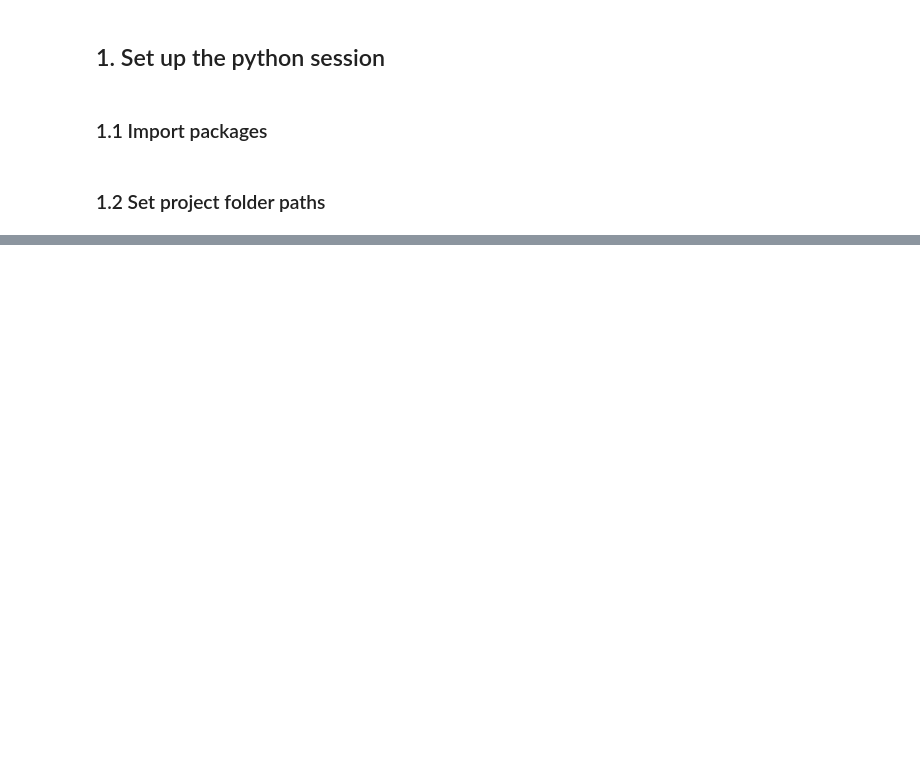
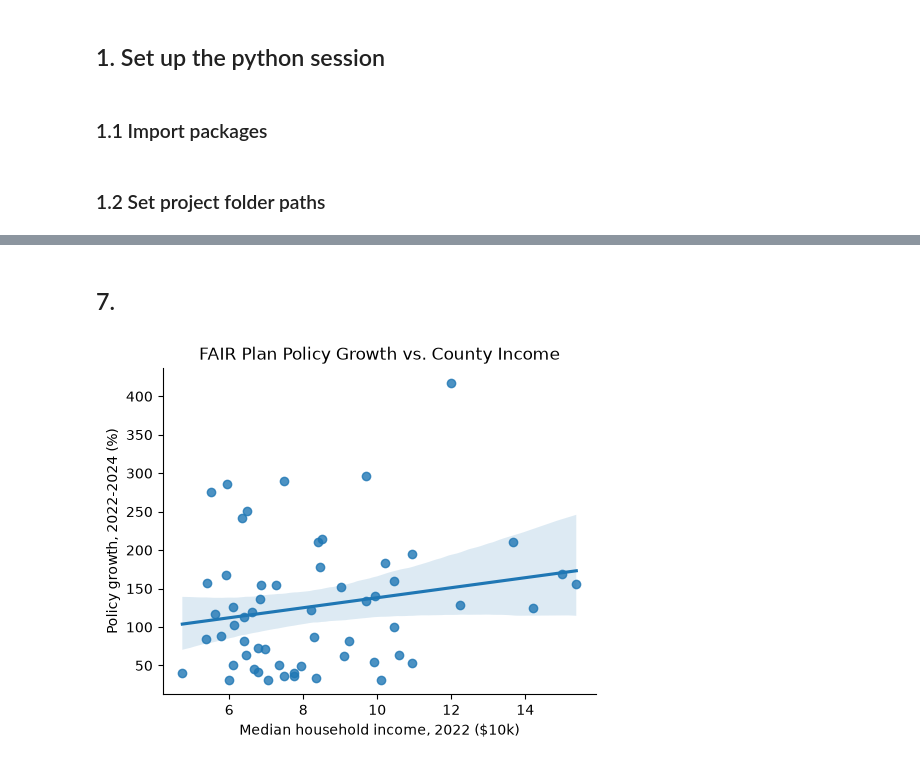
Before and after one commit to maya-schroder/SchroderSwireYangThieu, a Jupyter notebook: scripts/County_Validation_Analysis.ipynb, the cells around one changed output, grey strips where cells are left out. Saved outputs shown, nothing was run; the diff lists cells and outputs as text; code cells hidden in the pictures; blank space fills up the shorter version.

```diff
--- a/scripts/County_Validation_Analysis.ipynb
+++ b/scripts/County_Validation_Analysis.ipynb
@@ -27,0 +193,17 @@ FileNotFoundError: [Errno 2] No such file or directory: 'c:\\Users\\qt29\\Docume
+# %% [markdown]
+## 7.
+# %%
+# 7.1 Income vs policy growth with a fitted line
+g = sns.lmplot(
+    data=county_table,
+    x='income_10k',
+    y='policy_growth_pct',
+    height=4,
+    aspect=1.3,
+).set(
+    title  = 'FAIR Plan Policy Growth vs. County Income',
+    xlabel = 'Median household income, 2022 ($10k)',
+    ylabel = 'Policy growth, 2022-2024 (%)',
+);
+# %% [output]
+[figure, added]
```
Also changed, not shown: parts of 53 cells of this notebook.
